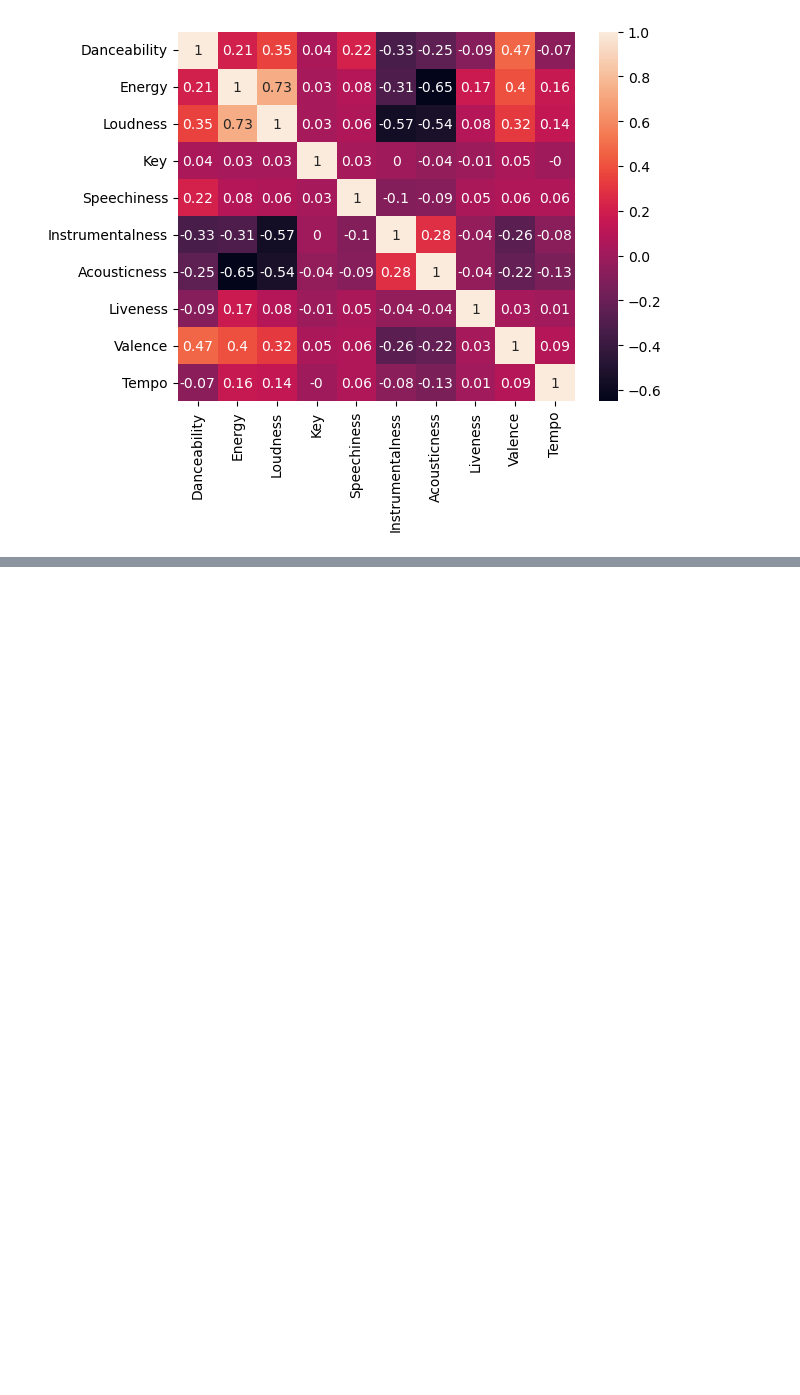
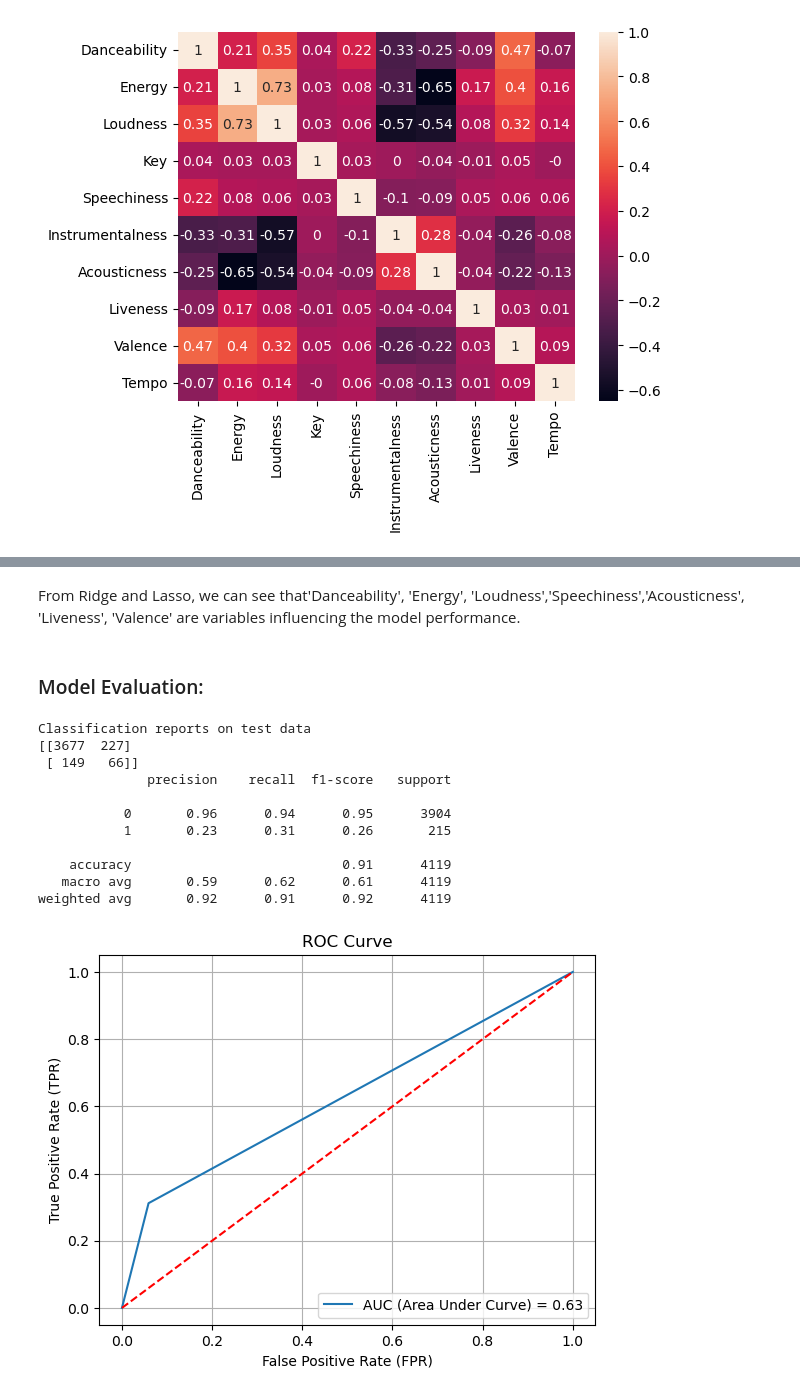
Before and after one commit to imjel/Progress2_ExploratoryDataAnalysis, a Jupyter notebook: Data analysis spotify youtube.ipynb, the cells around one changed output, grey strips where cells are left out. Drawn from its saved outputs; the diff is of its cells as text; code cells hidden in the pictures; blank space fills up the shorter version.

```diff
--- a/Data analysis spotify youtube.ipynb
+++ b/Data analysis spotify youtube.ipynb
@@ -454,0 +461,57 @@ Test Score (R^2) for Lasso: 0.016577975577374615
+# %% [markdown]
+From Ridge and Lasso, we can see that'Danceability', 'Energy', 'Loudness','Speechiness','Acousticness', 'Liveness', 'Valence' are variables influencing the model performance.
+# %% [markdown]
+### Model Evaluation:
+# %%
+# Define the independent variables (features) and the dependent variable (target)
+X = df[['Danceability', 'Energy', 'Loudness','Speechiness','Acousticness', 'Liveness', 'Valence']]
+y = df['Hit']
+
+# Split the data into a training set (70%) and a test set (30%)
+X_train, X_test, y_train, y_test = train_test_split(X,y,
+                                     train_size = 0.7,
+                                     test_size = 0.3,
+                                     random_state = 33)
+
+# Create and train the decision tree classifier
+
+clf = DecisionTreeClassifier() #clf to denote classifier
+clf.fit(X_train,y_train)
+
+print("Classification reports on test data")
+
+y_pred = clf.predict(X_test)
+
+print(confusion_matrix(y_test, y_pred))
+print(classification_report(y_test, y_pred))
+
+# Predict probabilities for the test data
+y_pred_proba = clf.predict_proba(X_test)[:, 1]  # Get the probability of the positive class
+
+# Calculate ROC curve and ROC AUC
+fpr, tpr, thresholds = roc_curve(y_test, y_pred_proba)
+roc_auc = roc_auc_score(y_test, y_pred_proba)
+
+# Plot the ROC curve
+plt.figure()
+plt.plot(fpr, tpr, label=f'AUC (Area Under Curve) = {roc_auc:0.2f}')
+plt.plot([0, 1], [0, 1], 'r--')  # Dashed red line represents a random classifier
+plt.title('ROC Curve')
+plt.xlabel('False Positive Rate (FPR)')
+plt.ylabel('True Positive Rate (TPR)')
+plt.legend(loc='lower right')
+plt.grid(True)
+plt.show()
+# %% [output]
+Classification reports on test data
+[[3677  227]
+ [ 149   66]]
+              precision    recall  f1-score   support
+
+           0       0.96      0.94      0.95      3904
+           1       0.23      0.31      0.26       215
+
+    accuracy                           0.91      4119
+   macro avg       0.59      0.62      0.61      4119
+weighted avg       0.92      0.91      0.92      4119
+[figure, added]
```
Also changed, not shown: parts of 15 cells of this notebook.
